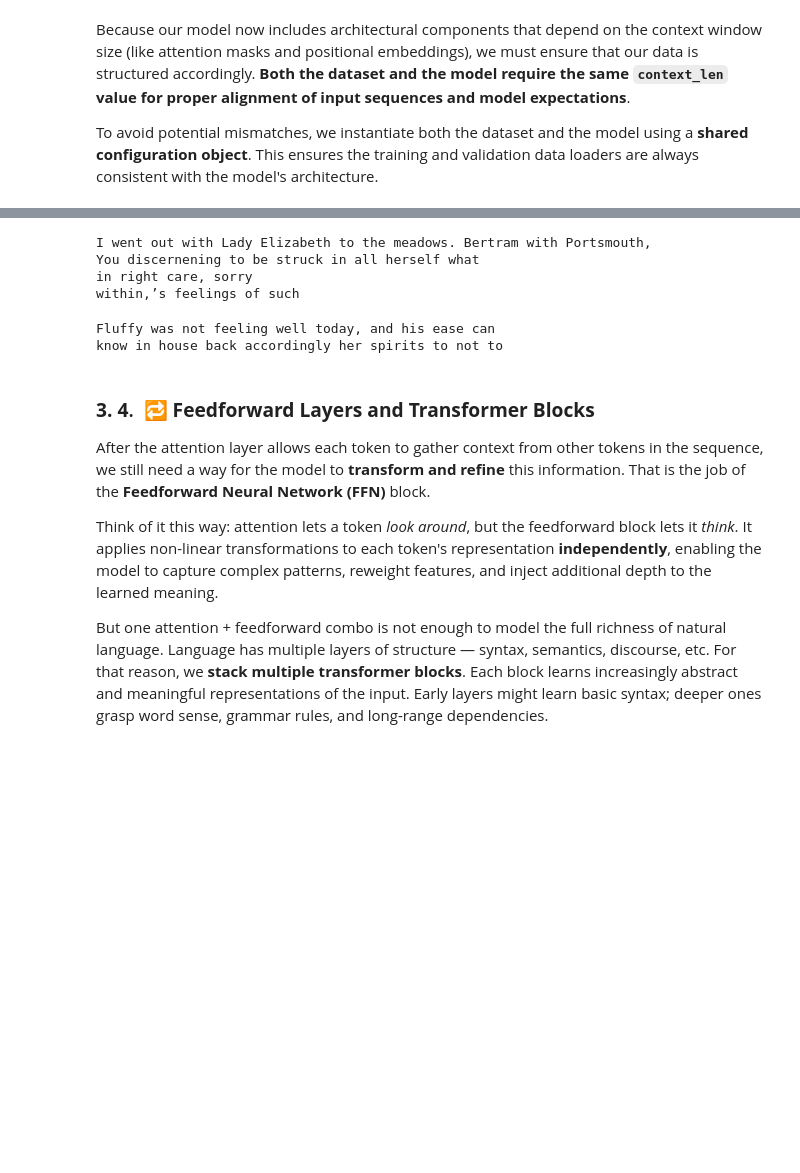
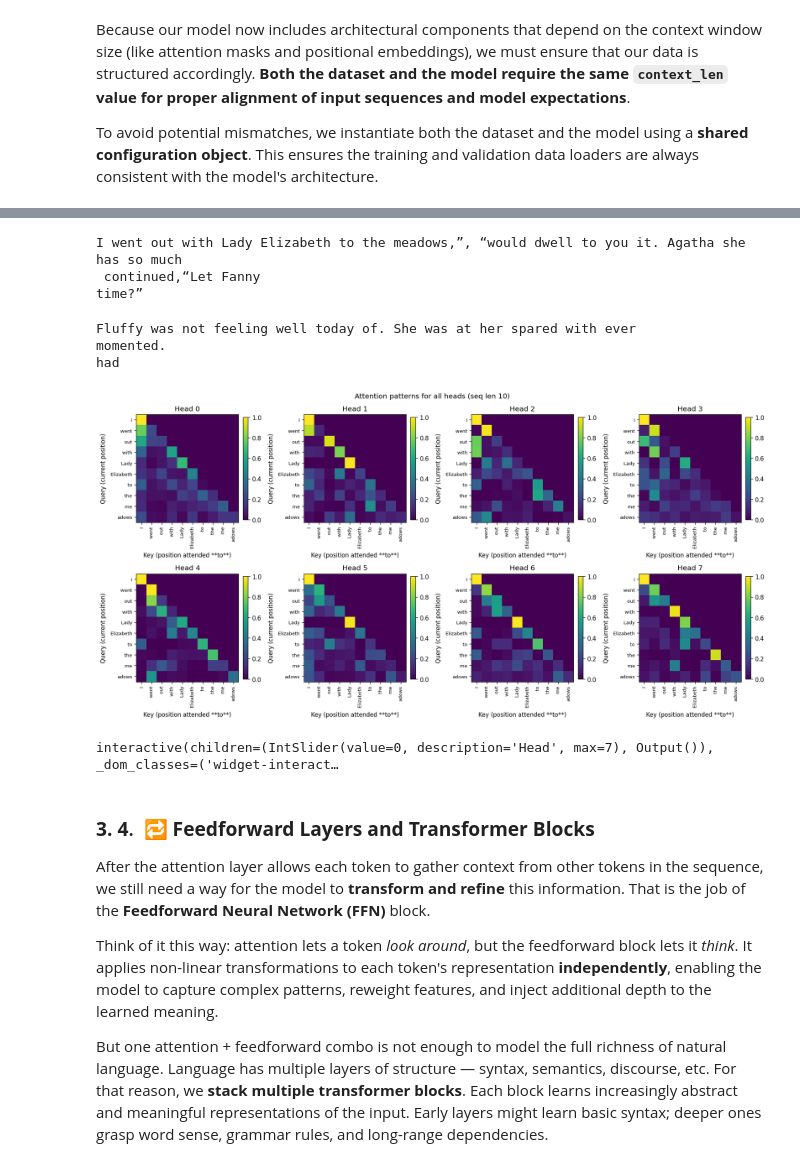
Before and after one commit to antndlcrx/Intro-to-LLMs-DPIR, a Jupyter notebook: llm_fundamentals.ipynb, the cells around one changed output, grey strips where cells are left out. Drawn from its saved outputs; the diff is of its cells as text; code cells hidden in the pictures; blank space fills up the shorter version.

```diff
--- a/llm_fundamentals.ipynb
+++ b/llm_fundamentals.ipynb
@@ -1408,6 +1408,8 @@ class SelfAttention(torch.nn.Module):
         # Lower-triangular mask for causal (autoregressive) attention
         # What this does is hide every "future" token, so no attention weight is computed there.
         self.register_buffer("tril", torch.tril(torch.ones(contex_len, contex_len)))
+        #  will hold the *most-recent* attention map for this head
+        self.last_attn: torch.Tensor | None = None #     shape: [B, S, S]  (one square per batch element)
 
     def forward(self, x):
         """
@@ -1441,6 +1443,9 @@ class SelfAttention(torch.nn.Module):
         # Apply dropout to attention weights
         att_weight = self.dropout(att_weight)
 
+        # 🔐  cache for later inspection / visualisation
+        self.last_attn = att_weight.detach()
+
         # Weighted sum of values (V) using attention weights
         out = att_weight @ v  # (B, S, head_size)
         return out
@@ -1467,8 +1472,10 @@ class MultiHeadAttention(torch.nn.Module):
             dropout (float): Dropout probability for attention weights and output.
         """
         super().__init__()
+        assert n_embd % num_heads == 0, "n_embd must be divisible by num_heads"
         head_size = n_embd // num_heads
 
+        self.num_heads = num_heads
         # Create multiple independent attention heads
         self.heads = torch.nn.ModuleList([
             SelfAttention(n_embd, head_size, context_len, dropout)
@@ -1480,6 +1487,10 @@ class MultiHeadAttention(torch.nn.Module):
 
         # Dropout applied after projection
         self.dropout = torch.nn.Dropout(dropout)
+
+        # after every call this becomes a tensor
+        #     [B, num_heads, S, S]
+        self.last_attn: torch.Tensor | None = None
 
     def forward(self, x):
         """
@@ -1494,12 +1505,17 @@ class MultiHeadAttention(torch.nn.Module):
         # Run each head independently and concatenate their outputs
         out = torch.cat([head(x) for head in self.heads], dim=-1)  # (B, T, num_heads * head_size)
 
+        # collect attention maps from each head
+        with torch.no_grad():  # no grad needed for inspection
+            self.last_attn = torch.stack(
+                [h.last_attn for h in self.heads], dim=1          # [B, H, S, S]
+            )
+
         # Project concatenated output back to embedding space
         out = self.proj(out)
 
         # Apply dropout after projection
         out = self.dropout(out)
-
         return out
 # %%
 #@title Build Transformer-Based Language Model
@@ -1717,17 +1733,17 @@ Epoch [5/5]  Train Loss: 4.442 | Val Loss: 4.522
 # %%
 print(model.generate("I went out with Lady Elizabeth to the meadows", max_new_tokens=32))
 # %% [output]
-I went out with Lady Elizabeth to the meadows. Bertram with Portsmouth,
-You discernening to be struck in all herself what
-in right care, sorry
-within,’s feelings of such
+I went out with Lady Elizabeth to the meadows,”, “would dwell to you it. Agatha she has so much
+ continued,“Let Fanny
+time?”
 # %%
 prompt = "Fluffy was not feeling well today"
 
 print(model.generate(prompt))
 # %% [output]
-Fluffy was not feeling well today, and his ease can
-know in house back accordingly her spirits to not to
+Fluffy was not feeling well today of. She was at her spared with ever
+momented.
+had
 # %%
 #@title Exercise: Play around with the model
 
@@ -1736,3 +1873,13 @@ know in house back accordingly her spirits to not to
+# %%
+prompt = "I went out with Lady Elizabeth to the meadows"
+visualize_attention(model, config["tokenizer"], prompt, head=None)   # all heads grid
+# %% [output]
+[figure, added]
+# %%
+# visualize_attention(model, config["tokenizer"], prompt, head=3)      # just head 3
+attention_widget(model, model.tokenizer, prompt)
+# %% [output]
+interactive(children=(IntSlider(value=0, description='Head', max=7), Output()), _dom_classes=('widget-interact…
 # %% [markdown]
 ### **3. 4**.&nbsp; 🔁 **Feedforward Layers and Transformer Blocks**
 
```
Also changed, not shown: parts of 7 cells of this notebook.
